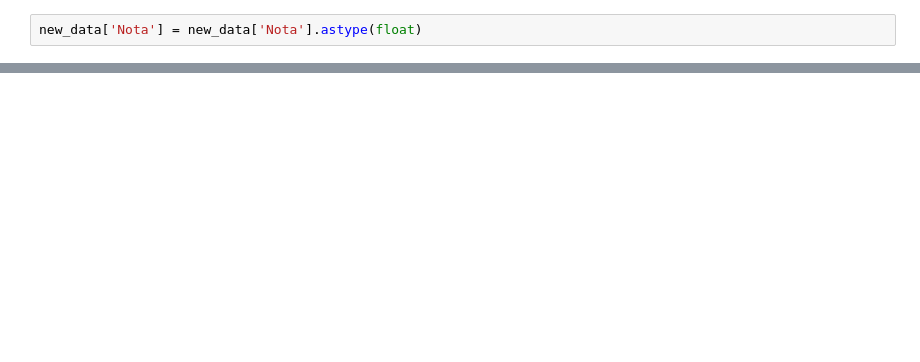
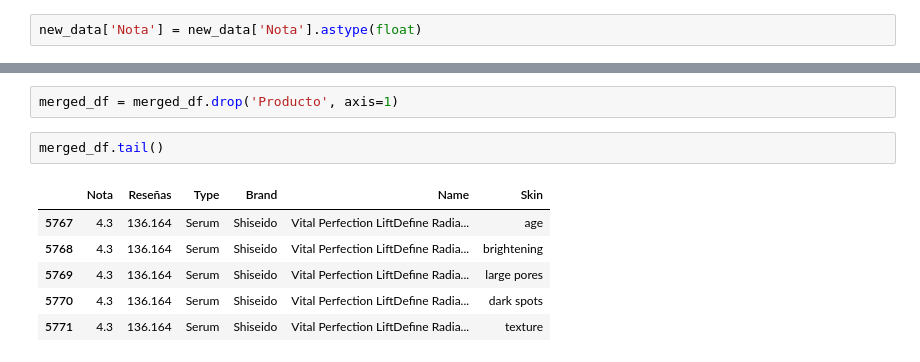
Before and after one commit to cristina-apostol/Skinbot-ML, a Jupyter notebook: modelo recomendador.ipynb, the cells around one changed output, grey strips where cells are left out. Saved outputs shown, nothing was run; the diff lists cells and outputs as text; blank space fills up the shorter version.

```diff
--- a/modelo recomendador.ipynb
+++ b/modelo recomendador.ipynb
@@ -144,0 +209,11 @@ ValueError: could not convert string to float: '11,060'
+# %%
+merged_df = merged_df.drop('Producto', axis=1)
+# %%
+merged_df.tail()
+# %% [output]
+|  | Nota | Reseñas | Type | Brand | Name | Skin |
+| 5767 | 4.3 | 136.164 | Serum | Shiseido | Vital Perfection LiftDefine Radia... | age |
+| 5768 | 4.3 | 136.164 | Serum | Shiseido | Vital Perfection LiftDefine Radia... | brightening |
+| 5769 | 4.3 | 136.164 | Serum | Shiseido | Vital Perfection LiftDefine Radia... | large pores |
+| 5770 | 4.3 | 136.164 | Serum | Shiseido | Vital Perfection LiftDefine Radia... | dark spots |
+| 5771 | 4.3 | 136.164 | Serum | Shiseido | Vital Perfection LiftDefine Radia... | texture |
```
Also changed, not shown: parts of 11 cells of this notebook, 2 other files.
